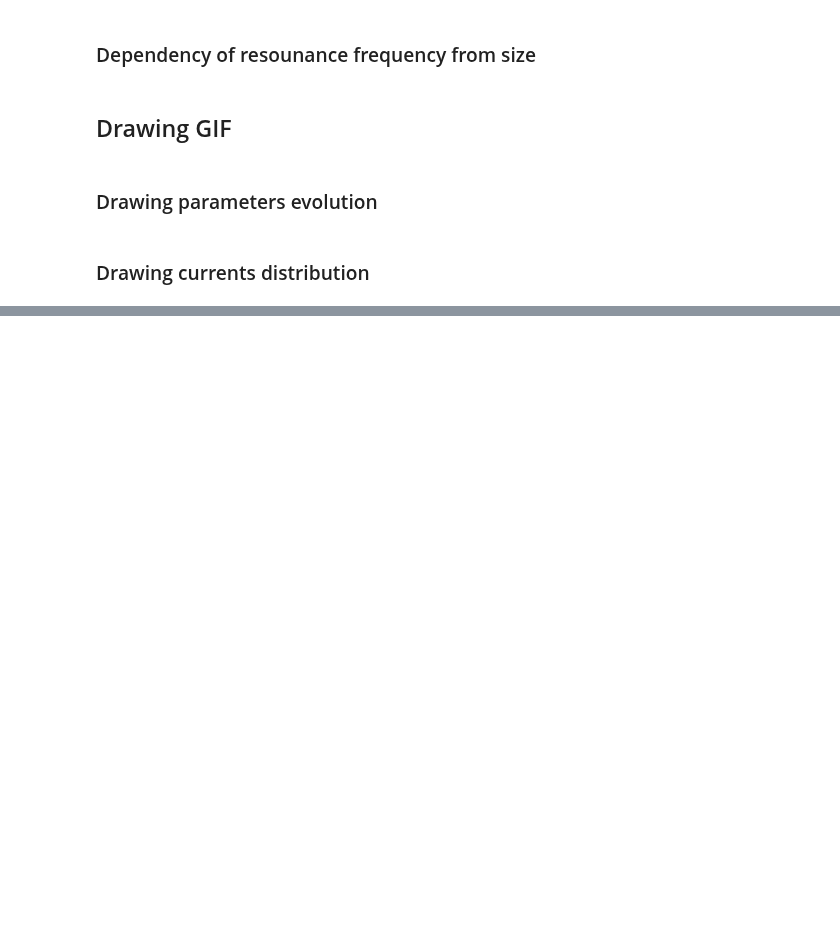
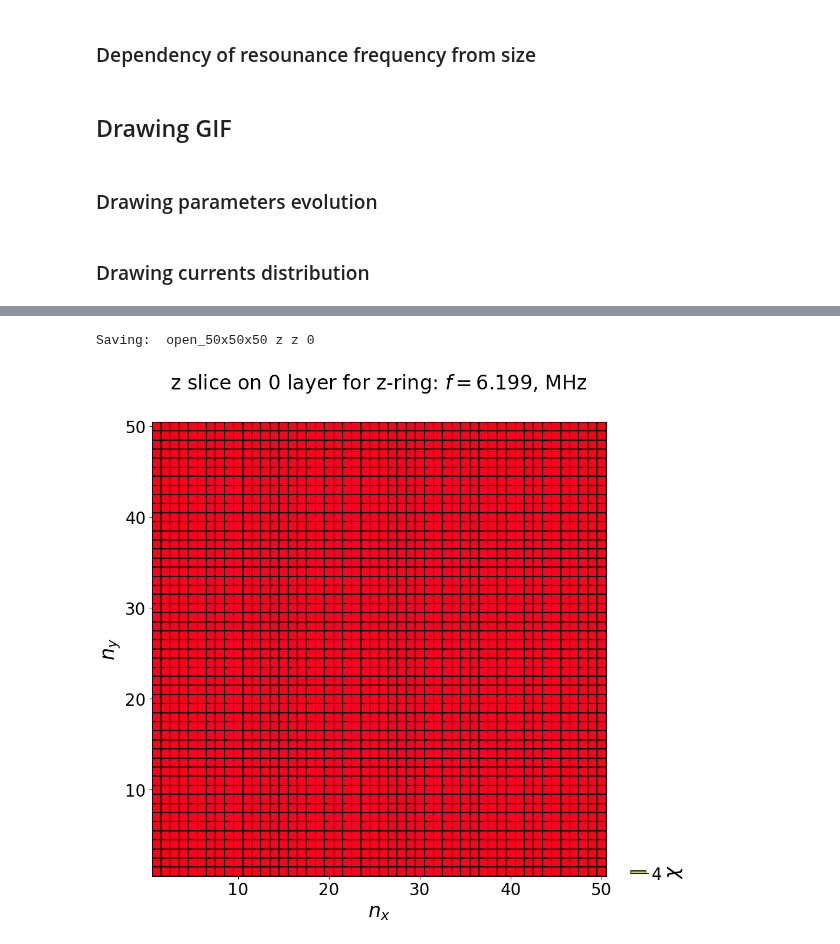
Before and after one commit to broshura/Discrete_Model_Of_Metamaterial_Lens, a Jupyter notebook: Code/FormComparing.ipynb, the cells around one changed output, grey strips where cells are left out. Cells and saved outputs as stored; diff of their text form; code cells hidden in the pictures; blank space fills up the shorter version.

```diff
--- a/Code/FormComparing.ipynb
+++ b/Code/FormComparing.ipynb
@@ -2092,8 +2117,6 @@ def SaveDistribution(Data, rtype, slice_deep, slice_or, name, Folder = '', mode
         Currents = Currents2D[i]
         omega = Omega[i]
 
-        # Decommend for level lines on the plot
-
         Lines = plt.contour(X, Y, Currents, np.min([len(X), len(Y), 6]), colors = 'black', alpha = 0.01)
 
         Imax, Imin = Currents.max(), Currents.min()
@@ -2117,7 +2140,9 @@ def SaveDistribution(Data, rtype, slice_deep, slice_or, name, Folder = '', mode
 
         #plt.contourf(X, Y, Currents, 100, cmap=cmaps.voltage)
         #plt.pcolormesh(X, Y, Currents.T, cmap=cmaps.voltage, shading='auto')
-        plt.imshow(Currents, cmap=cmaps.voltage, origin='lower', extent = [X[0]-1/2, X[-1]+1/2, Y[0]-1/2, Y[-1]+1/2])
+        plt.imshow(Currents, cmap="gist_rainbow", origin='lower',
+                   vmin=MinCurrents, vmax=MaxCurrents,
+				   extent = [X[0]-1/2, X[-1]+1/2, Y[0]-1/2, Y[-1]+1/2])
 
         plt.clabel(Lines, inline=1, fontsize=15)
         cbar = plt.colorbar(label = r'$\chi$', fraction = 0.03, pad = 0.05,
@@ -2134,32 +2159,35 @@ def SaveDistribution(Data, rtype, slice_deep, slice_or, name, Folder = '', mode
         plt.yticks(fontsize = 20)
         plt.axis('equal')
         for x in X:
             plt.axvline(x-1/2, color = 'black')
         plt.axvline(X[-1]+1/2, color = 'black')
         #plt.axvline(X[-1]+1, color = 'black')
         for y in Y:
             plt.axhline(y-1/2, color = 'black')
         plt.axhline(Y[-1]+1/2, color = 'black')
         #plt.axhline(Y[-1]+1, color = 'black')
 
     ani = anime.FuncAnimation(fig_currents, plot_GIF,
-                              frames = tqdm(list(range(len(Omega)))[:1]),
+                              frames = tqdm(list(range(len(Omega)))),
                               interval = 50
                               )
     if not os.path.exists(folder):
         os.makedirs(folder)
     ani.save(f'{folder}/{name}.gif', fps=30)
     ani.save(f'{folder}/{name}.mp4', fps=30)
 
 folder = 'Images/Current_distribution/Form/Zrings'
 for shape in Data:
     data = Data[shape]
     l = int(shape.split('_')[1].split('x')[0])
     for rtype in ['z']:
         for slice_or in ['z']:
                 for slice_deep in [0]:
                     print('Saving: ', shape, rtype, slice_or, slice_deep)
                     for mode in ['abs']: #['abs', 'angle']:
                         SaveDistribution(data, rtype, slice_deep, slice_or,
                                          Folder = folder,
-                                         name = f'{Params['Packing']}-{shape}-{rtype}ring-{slice_or}slice-{slice_deep}-{Params['Solver_type']}-{mode}', mode = mode)
+                                         name = f'O{Params['Packing']}-{shape}-{rtype}ring-{slice_or}slice-{slice_deep}-{Params['Solver_type']}-{mode}', mode = mode)
+# %% [output]
+Saving:  open_50x50x50 z z 0
+[figure, added]
```
Also changed, not shown: parts of 3 cells of this notebook, 2 other files.
